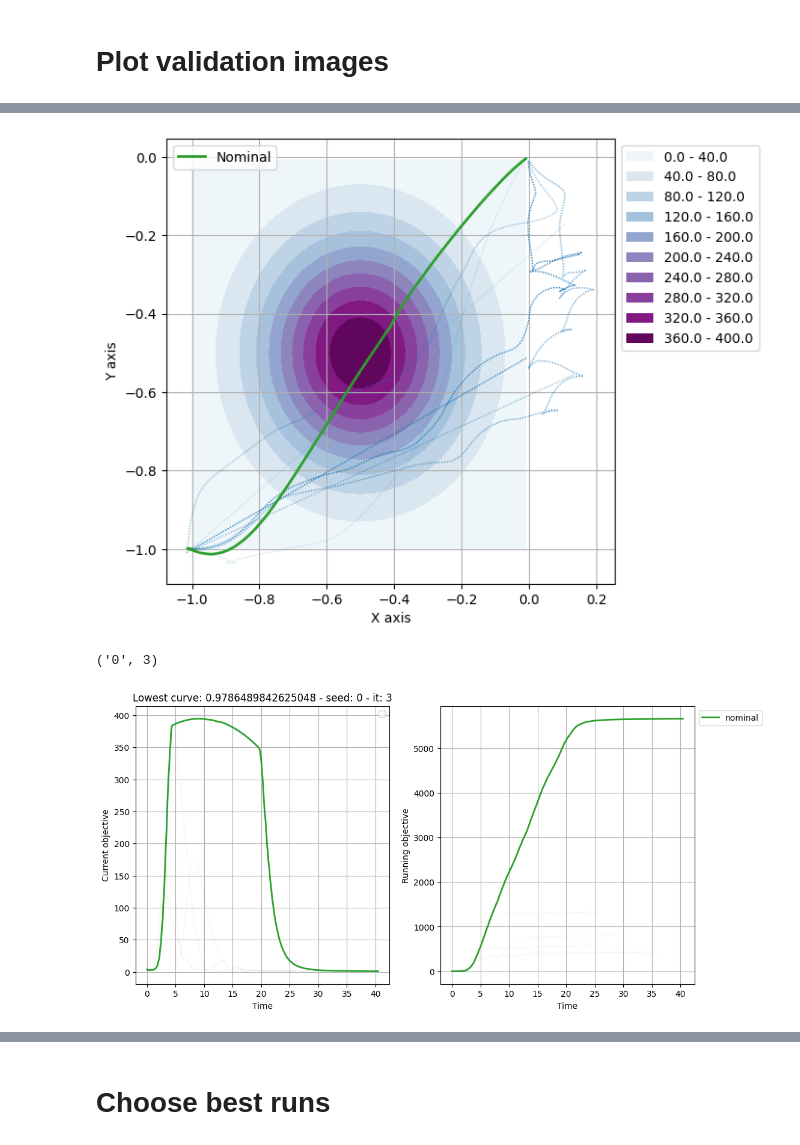
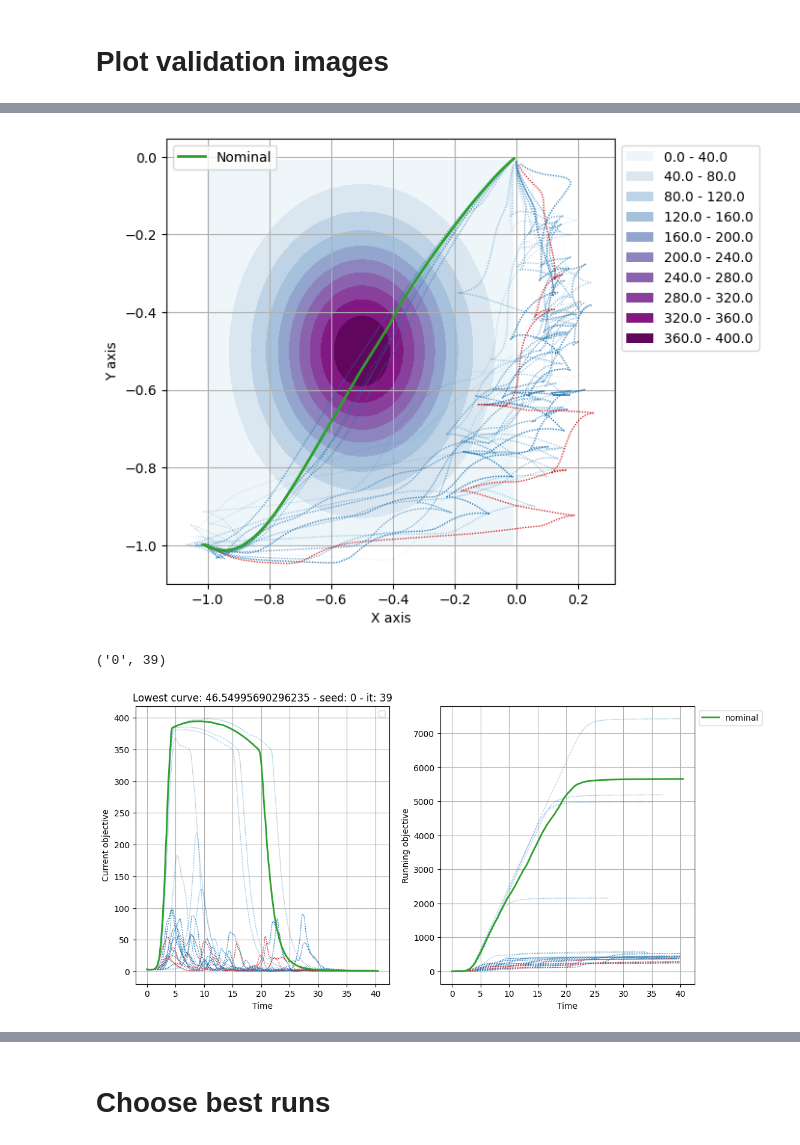
Before and after one commit to thd-research/regelum-playground, a Jupyter notebook: load_historical_data.ipynb, the cells around one changed output, grey strips where cells are left out. Cells and saved outputs as stored; diff of their text form; code cells hidden in the pictures.

```diff
--- a/load_historical_data.ipynb
+++ b/load_historical_data.ipynb
@@ -103,7 +103,7 @@ ref_dir = "regelum_data/outputs/2024-08-06/08-57-20" # Not apply slow down
 ref_dir = "regelum_data/outputs/2024-08-06/10-12-06" # Apply slow down
 
 # CALF gazebo in LAB Server
-data_dir = "regelum_data/outputs/2024-08-06/12-55-49"
+data_dir = "regelum_data/outputs/2024-08-06/13-29-51"
 ref_dir = "regelum_data/outputs/2024-08-06/12-50-11"
 
 def get_df_from_folder(data_dir):
@@ -228,7 +236,7 @@ def plot_trajectories_given_trajectory(df, ref_df=None):
 # %%
 plot_trajectories_given_trajectory(clean_df, ref_df)
 # %% [output]
-[figure, old version]
+[figure, new version]
 # %%
 def plot_objective(df, ref_df=None):
     seeds = df["seed"].unique()
@@ -245,7 +253,7 @@ def plot_objective(df, ref_df=None):
 
         for param_trial in trials:
             sub_df_2 = sub_df_1[sub_df_1["file_name"] == param_trial]
-            last_alpha = True
+            last_alpha = False
             if last_alpha:
                 alpha = (sub_df_2["current_value"].max()/sub_df_1["current_value"].max())
             else:
@@ -253,7 +261,7 @@ def plot_objective(df, ref_df=None):
             #     rv = stats.norm(loc=lowest_current_value, scale=5)
                 rv = stats.norm(loc=lowest_current_value, scale=20)
                 alpha = rv.pdf(sub_df_2["current_value"].max())*10000
-                alpha = np.clip(alpha, 0.1, 1)
+                alpha = np.clip(alpha, 0.5, 1)
 
             ax[0].plot(sub_df_2["time"], sub_df_2["current_value"],
                     linestyle=linestyle_dict[style[1]],
@@ -277,35 +285,35 @@ def plot_objective(df, ref_df=None):
         ax[1].plot(ref_df["time"], ref_df["running_objective"],
                 linestyle=linestyle_dict[style[5]],
                 lw=2,
                 color=colors[10],
                 alpha=1,
                 label="nominal")
 
     ax[0].set_title("Lowest curve: {} - seed: {} - it: {}".format(lowest_current_value, lowest_current_value_info[0], lowest_current_value_info[1]))
     # draw goal pose
     ax[0].legend(bbox_to_anchor=(1, 1))
     ax[1].legend(bbox_to_anchor=(1, 1))
 
     ax[0].set_xlabel('Time')
     ax[0].set_ylabel('Current objective')
     ax[1].set_xlabel('Time')
     ax[1].set_ylabel('Running objective')
 
     # Show the plot
     ax[0].grid(True)
     ax[1].grid(True)
 
     fig.savefig("media/objectives.svg", dpi=fig.dpi)
 
 
 plot_objective(clean_df, ref_df)
 
 # concat_df.loc["iteration_id"]
 # clean_df.loc[:, ["seed", "iteration_id", "current_value"]].groupby(["seed", "iteration_id"]).agg("max").sort_values(by="current_value").values[0, 0]
 clean_df.loc[:, ["seed", "iteration_id", "current_value"]].groupby(["seed", "iteration_id"]).agg("max").sort_values(by="current_value").index[0]
 # %% [output]
-('0', 3)
+('0', 39)
-[figure, old version]
+[figure, new version]
 # %%
 plot_objective(clean_df, ref_df)
 # %% [output]
```
Also changed, not shown: parts of 7 cells of this notebook, 7 other files.
